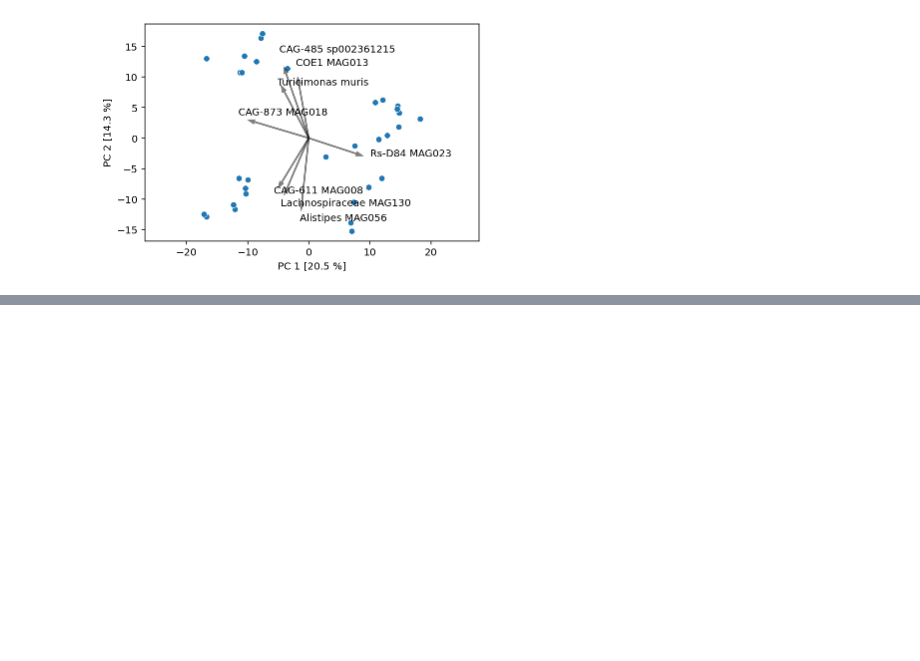
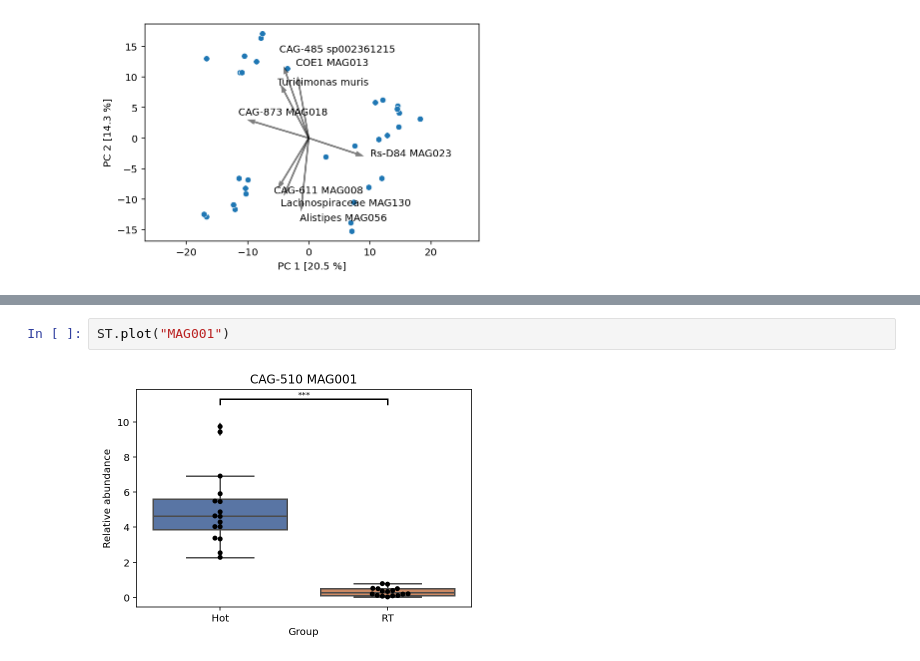
Before and after one commit to SilasK/statsplot, a Jupyter notebook: example.ipynb, the cells around one changed output, grey strips where cells are left out. Saved outputs shown, nothing was run; the diff lists cells and outputs as text; blank space fills up the shorter version.

```diff
--- a/example.ipynb
+++ b/example.ipynb
@@ -289,0 +324,4 @@ automatic selection selected 10 to visualize, which is probably to much. I selec
+# %%
+ST.plot("MAG001")
+# %% [output]
+[figure, added]
```
Also changed, not shown: parts of 12 cells of this notebook, 5 other files.
